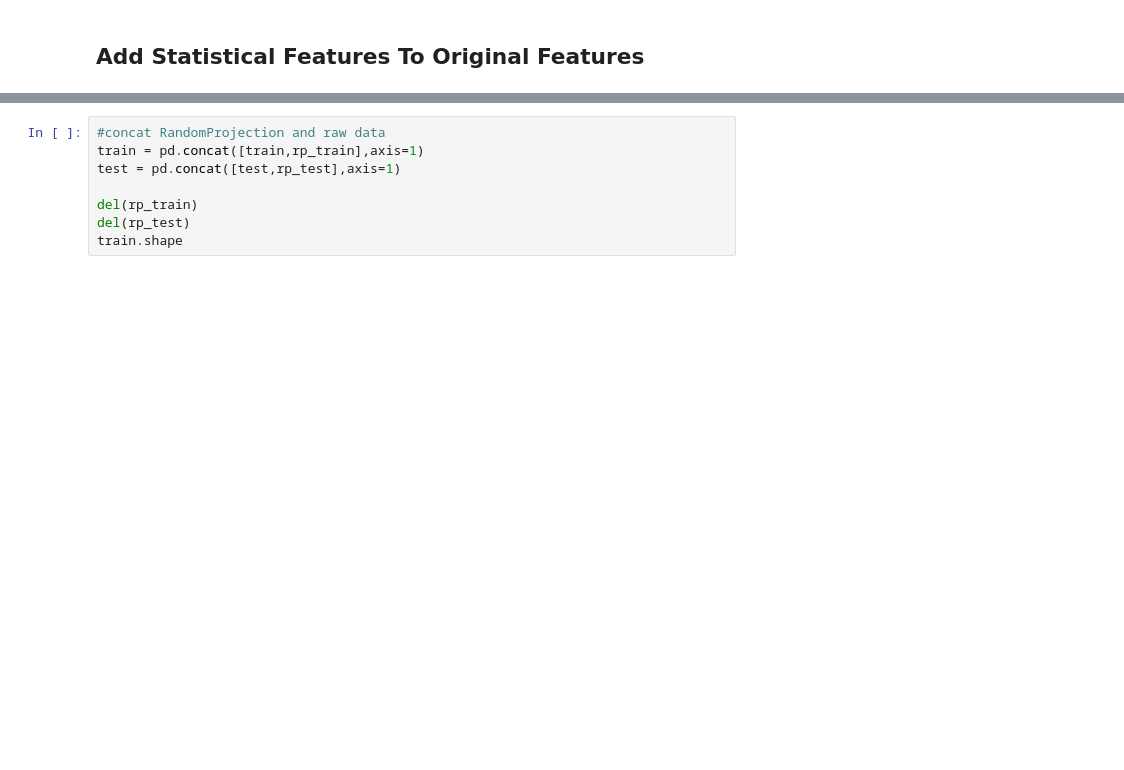
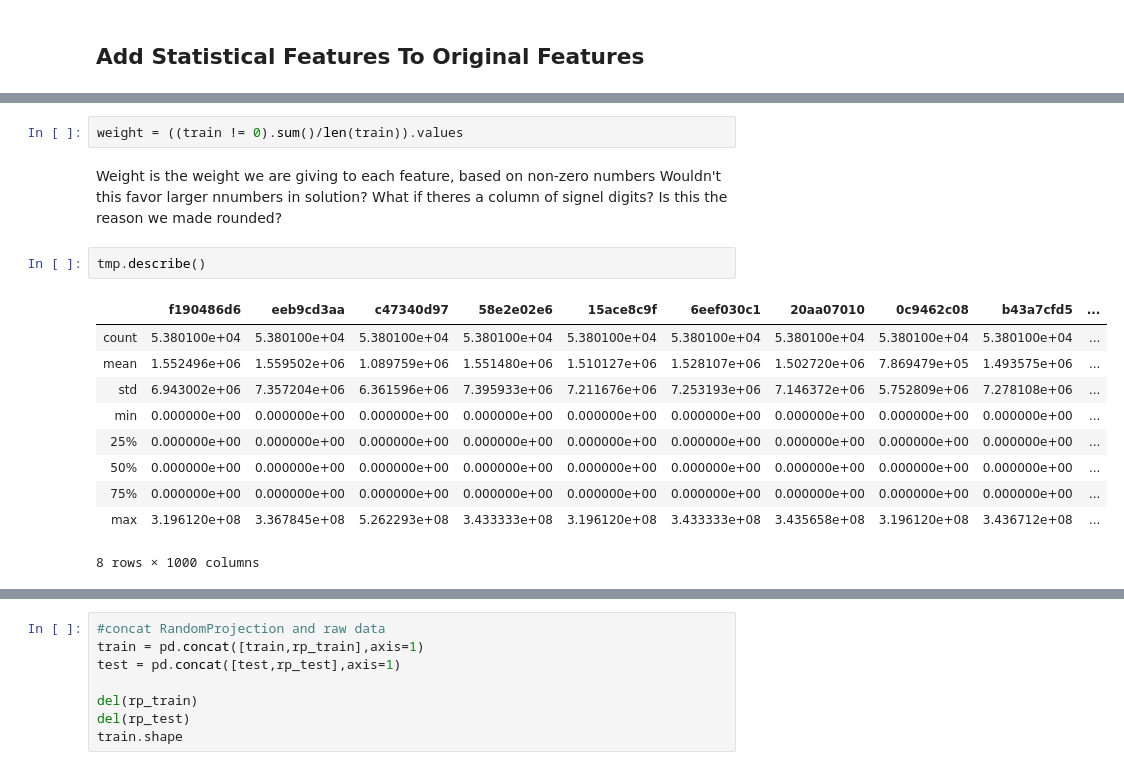
Before and after one commit to jcanque777/customer_value_prediction, a Jupyter notebook: value_prediction.ipynb, the cells around one changed output, grey strips where cells are left out. Cells and saved outputs as stored; diff of their text form; blank space fills up the shorter version.

```diff
--- a/value_prediction.ipynb
+++ b/value_prediction.ipynb
@@ -379,0 +435,20 @@ del(tmp_test)
+# %%
+weight = ((train != 0).sum()/len(train)).values
+# %% [markdown]
+Weight is the weight we are giving to each feature, based on non-zero numbers
+Wouldn't this favor larger nnumbers in solution?
+What if theres a column of signel digits?
+Is this the reason we made rounded?
+# %%
+tmp.describe()
+# %% [output]
+|  | f190486d6 | eeb9cd3aa | c47340d97 | 58e2e02e6 | 15ace8c9f | 6eef030c1 | 20aa07010 | 0c9462c08 | b43a7cfd5 | ... |
+| count | 5.380100e+04 | 5.380100e+04 | 5.380100e+04 | 5.380100e+04 | 5.380100e+04 | 5.380100e+04 | 5.380100e+04 | 5.380100e+04 | 5.380100e+04 | ... |
+| mean | 1.552496e+06 | 1.559502e+06 | 1.089759e+06 | 1.551480e+06 | 1.510127e+06 | 1.528107e+06 | 1.502720e+06 | 7.869479e+05 | 1.493575e+06 | ... |
+| std | 6.943002e+06 | 7.357204e+06 | 6.361596e+06 | 7.395933e+06 | 7.211676e+06 | 7.253193e+06 | 7.146372e+06 | 5.752809e+06 | 7.278108e+06 | ... |
+| min | 0.000000e+00 | 0.000000e+00 | 0.000000e+00 | 0.000000e+00 | 0.000000e+00 | 0.000000e+00 | 0.000000e+00 | 0.000000e+00 | 0.000000e+00 | ... |
+| 25% | 0.000000e+00 | 0.000000e+00 | 0.000000e+00 | 0.000000e+00 | 0.000000e+00 | 0.000000e+00 | 0.000000e+00 | 0.000000e+00 | 0.000000e+00 | ... |
+| 50% | 0.000000e+00 | 0.000000e+00 | 0.000000e+00 | 0.000000e+00 | 0.000000e+00 | 0.000000e+00 | 0.000000e+00 | 0.000000e+00 | 0.000000e+00 | ... |
+| 75% | 0.000000e+00 | 0.000000e+00 | 0.000000e+00 | 0.000000e+00 | 0.000000e+00 | 0.000000e+00 | 0.000000e+00 | 0.000000e+00 | 0.000000e+00 | ... |
+| max | 3.196120e+08 | 3.367845e+08 | 5.262293e+08 | 3.433333e+08 | 3.196120e+08 | 3.433333e+08 | 3.435658e+08 | 3.196120e+08 | 3.436712e+08 | ... |
+8 rows × 1000 columns
```
Also changed, not shown: parts of 50 cells of this notebook.
